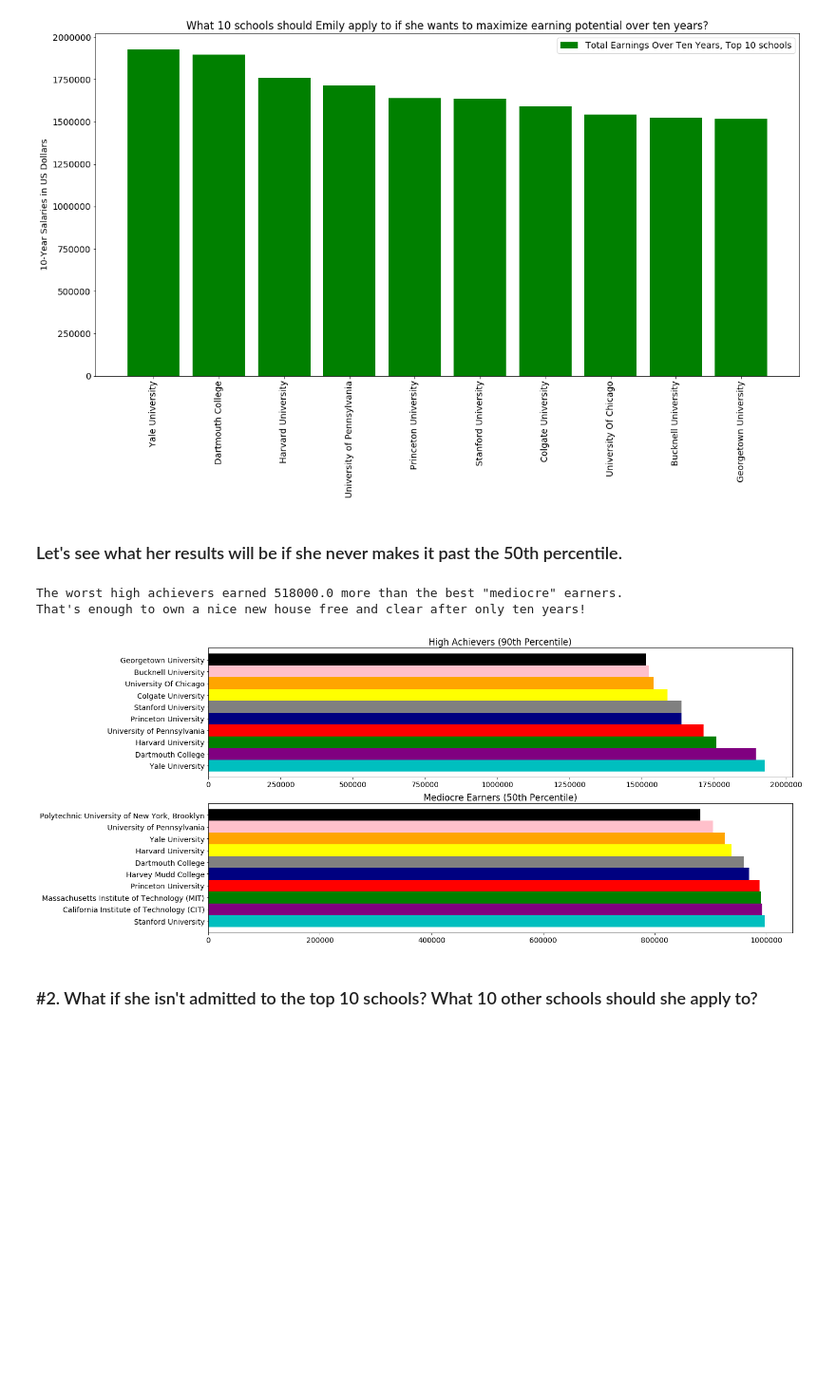
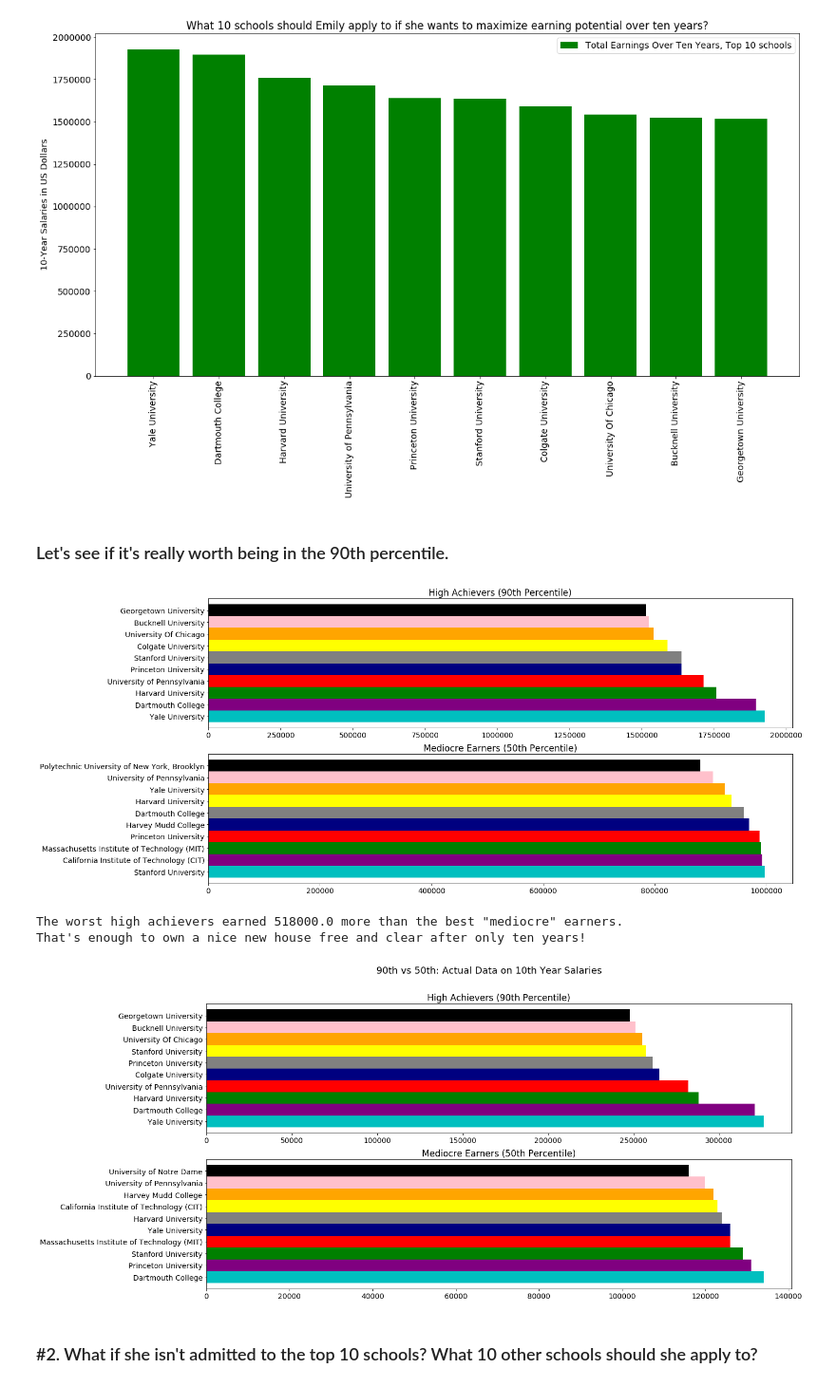
Before and after one commit to gahenton/thinkful, a Jupyter notebook: Thinkful_Prep_CAPSTONE.ipynb, the cells around one changed output. Shown at 95% size. Cells and saved outputs as stored; diff of their text form; code cells hidden in the pictures; blank space fills up the shorter version.

```diff
--- a/Thinkful_Prep_CAPSTONE.ipynb
+++ b/Thinkful_Prep_CAPSTONE.ipynb
@@ -115,20 +119,20 @@ plt.show()
 # %% [output]
 [figure]
 # %% [markdown]
-### Let's see what her results will be if she never makes it past the 50th percentile.
+### Let's see if it's really worth being in the 90th percentile.
 # %%
 # Make a new variable assigned a separate dataframe that I'll add a new column to.
 schools_median = region
 
 # Make a series to simulate steady salary increase over 10 years, adding all the salaries together.
 def sum_ten_year_salary_median(row):
-    return 5 * (row['start_median_salary'] + row['mid_car_med_sal'])
+    return 10 * (row['start_median_salary'] + row['mid_car_med_sal']) / 2
 
 # Add the series data to a new column and then sort it by total income over 10 years. Sort descending and update.
 schools_median['ten_yr_salary_sum'] = schools_median.apply(sum_ten_year_salary_median, axis=1)
 schools_median = schools_median.sort_values(by=['ten_yr_salary_sum'], ascending=False)
 
-# Now I'll make a subset of the data called 'best_schools_worst_case' (10 top schools by 10 year median salary sums).
+# Now I'll make a subset of the data called 'best_schools_median' (10 top schools by 10 year median salary sums).
 best_schools_median = schools_median.nlargest(10, 'ten_yr_salary_sum')
 
 f, (ax1, ax2) = plt.subplots(2, 1)
@@ -149,13 +153,44 @@ ax1.set_title('High Achievers (90th Percentile)')
 ax2.set_title('Mediocre Earners (50th Percentile)')
 
 plt.show()
-# If being 90th percent comes from hard work, it's worth it to push yourself to be at the top.
+# If being 90th percentile comes from hard work, it's worth more than 500k to push yourself to be at the top.
 print('The worst high achievers earned', best_schools.ten_yr_salary_sum.min() - best_schools_median.ten_yr_salary_sum.max(), 'more than the best "mediocre" earners. ')
 print('That\'s enough to own a nice new house free and clear after only ten years!')
 # %% [output]
+[figure]
 The worst high achievers earned 518000.0 more than the best "mediocre" earners.
 That's enough to own a nice new house free and clear after only ten years!
-[figure]
+# %%
+# Let's take a look at the real data: mid-career salaries without any educated guesses about ten year totals.
+# The graphs look pretty much the same, with the exception of two schools that had NaN in mid_p90 (Harvey Mudd and
+# CIT). It looks like Dartmouth is the best school to attend if you end up "average". Stanford drops 1, 2 spots.
+
+top_ten_90th = region.sort_values(by=['mid_p90'], ascending=False)
+top_ten_90th = top_ten_90th.nlargest(10, 'mid_p90')
+top_ten_50th = region.sort_values(by=['mid_car_med_sal'], ascending=False)
+top_ten_50th = top_ten_50th.nlargest(10, 'mid_car_med_sal')
+
+f, (ax1, ax2) = plt.subplots(2, 1)
+
+ind1 = top_ten_90th.school_name
+ind2 = top_ten_50th.school_name
+
+width = 1
+
+a = top_ten_90th.mid_p90
+b = top_ten_50th.mid_car_med_sal
+
+colors = ['c', 'purple', 'g', 'red', 'navy', 'grey', 'yellow', 'orange', 'pink', 'black']
+
+ax1.barh(ind1, a, width, color=colors)
+ax2.barh(ind2, b, width, color=colors)
+
+ax1.set_title('High Achievers (90th Percentile)')
+ax2.set_title('Mediocre Earners (50th Percentile)')
+f.suptitle('90th vs 50th: Actual Data on 10th Year Salaries', fontsize=18)
+plt.show()
+# %% [output]
+[figure, added]
 # %% [markdown]
 ### #2. What if she isn't admitted to the  top 10 schools? What 10 other schools should she apply to?
 # %%
```
Also changed, not shown: parts of 11 cells of this notebook.
